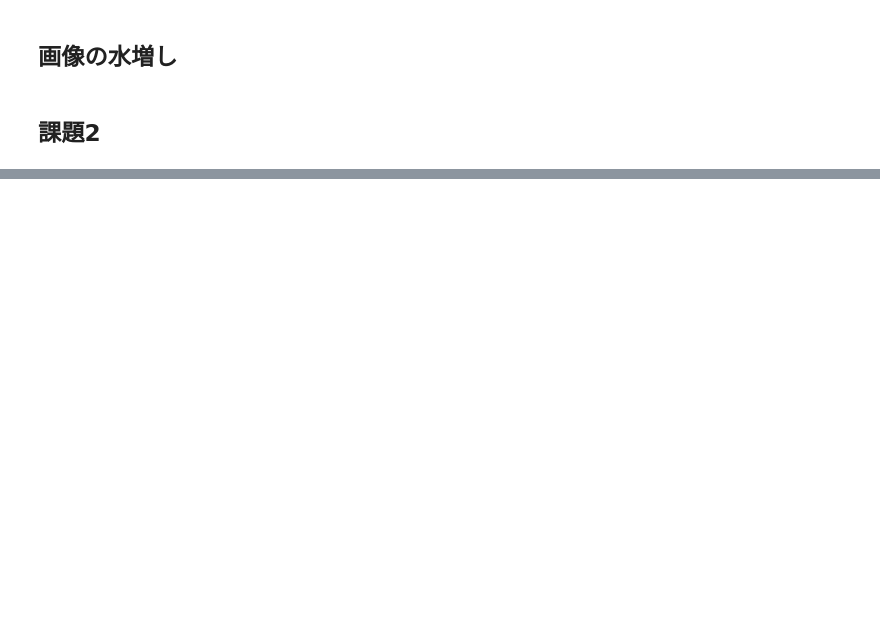
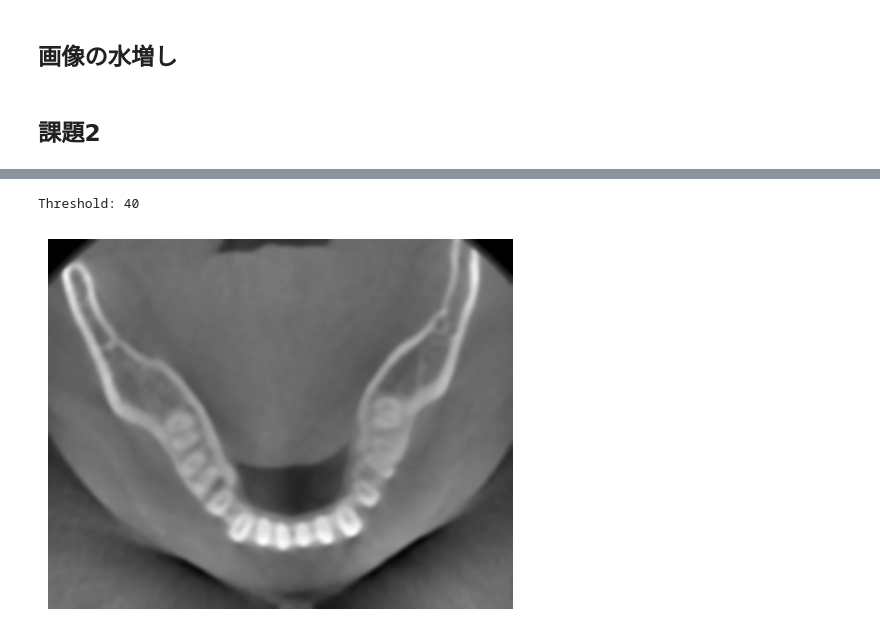
Before and after one commit to Daiki04/lecture, a Jupyter notebook: chapter2.ipynb, the cells around one changed output, grey strips where cells are left out. Saved outputs shown, nothing was run; the diff lists cells and outputs as text; code cells hidden in the pictures; blank space fills up the shorter version.

```diff
--- a/chapter2.ipynb
+++ b/chapter2.ipynb
@@ -539,33 +635,37 @@ filter8 = np.array([[-1, -1, -1],
 # %%
 # 画像データの読み込み
 img_coins = cv2.imread("./imgs/coins.png")
 img_coins_or = cv2.cvtColor(img_coins, cv2.COLOR_BGR2GRAY) # BGR to GRAY
 
-# 平滑化：メディアンフィルタ
-img_coins_med = cv2.blur(img_coins_or, (3, 3))
+# 平滑化：中央値フィルタ
+img_coins_med = cv2.blur(img_coins_or, (180, 180))
+
+# 元画像 / 平均値フィルタ * 平均輝度
+img_coins_med = img_coins_or / img_coins_med * np.mean(img_coins_or)
+img_coins_med = np.clip(img_coins_med, 0, 255).astype(np.uint8)
+
+# 平滑化：中央値
+img_coins_median = cv2.medianBlur(img_coins_med, 9) # 中央値フィルタ
 
 # 平滑化：ガウスフィルタ
-img_coins_gaus = cv2.GaussianBlur(img_coins_or, (3, 3), 0.0) # ガウスフィルタ
-
-# 鮮鋭化：4近傍鮮鋭化
-img_coins_4 = cv2.filter2D(img_coins_gaus, -1, filter4) # 4近傍鮮鋭化
-
-# 鮮鋭化：8近傍鮮鋭化
-img_coins_8 = cv2.filter2D(img_coins_gaus, -1, filter8) # 8近傍鮮鋭化
+img_coins_gaus = cv2.GaussianBlur(img_coins_median, (5, 5), 0.0) # ガウスフィルタ
 
 # バイラテラルフィルタ
-for a in range(0, 120, 10):
-    for b in range(0, 120, 10):
-        for th in range(90, 181, 10):
-            img_coins_bil = cv2.bilateralFilter(img_coins_gaus, 10, a, b)
+img_coins_bil = cv2.bilateralFilter(img_coins_gaus, 9, 90, 90)
 
-            # 適応的二値化
-            # th = 100
-            img_coins_th = cv2.threshold(img_coins_bil, th, 255, cv2.THRESH_BINARY)[1]
+# 適応的二値化
+th = 40
+img_coins_th = cv2.threshold(img_coins_bil, th, 255, cv2.THRESH_BINARY)[1]
 
-            # 画像の表示
-            print("a: {}, b: {}, th: {}".format(a, b, th))
-            plt.imshow(img_coins_th)
-            plt.gray()
-            plt.axis("off")
-            plt.show()
+# 重ね合わせ
+img_coins_th_or = cv2.addWeighted(img_coins_or, 0.5, img_coins_th, 0.5, 0)
+
+# 画像の表示
+print("Threshold: {}".format(th))
+plt.imshow(img_coins_bil)
+plt.gray()
+plt.axis("off")
+plt.show()
+# %% [output]
+Threshold: 40
+[figure, added]
```
Also changed, not shown: parts of 3 cells of this notebook, 35 other files.
